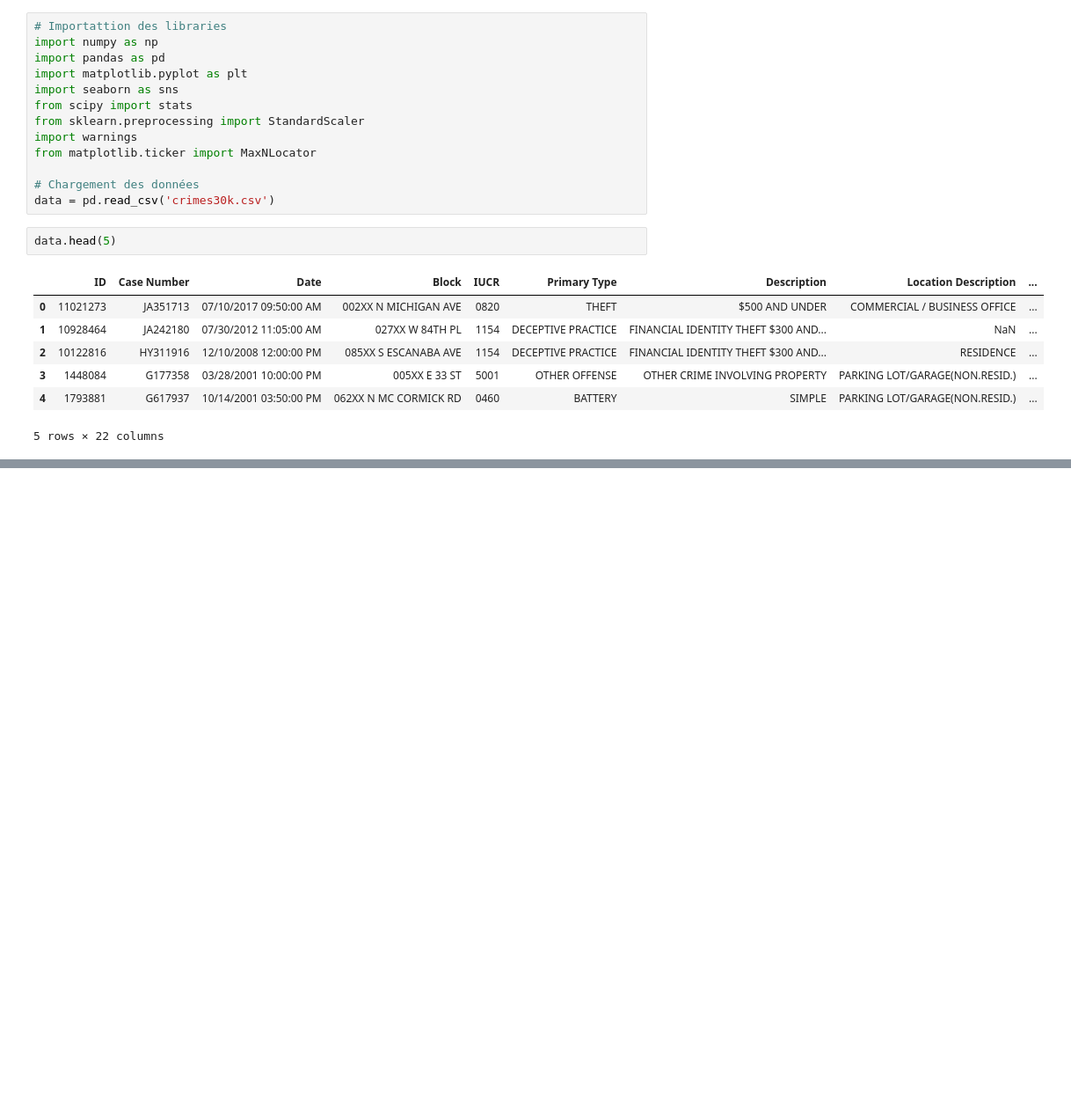
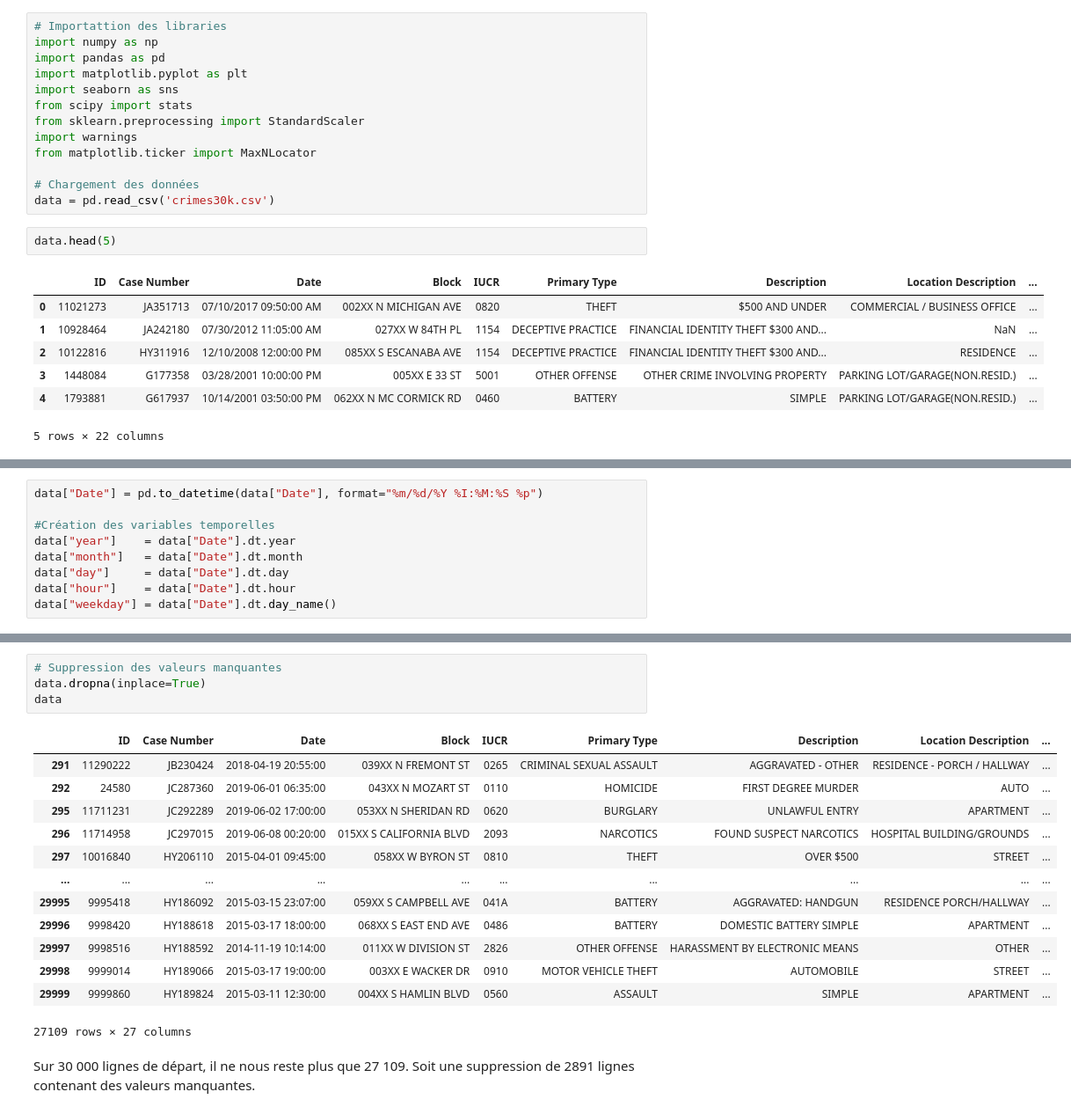
Before and after one commit to itsdav7/CrimeDB_Analysis, a Jupyter notebook: C_DB_Analysis.ipynb, the cells around one changed output, grey strips where cells are left out. Shown at 88% size. Saved outputs shown, nothing was run; the diff lists cells and outputs as text; blank space fills up the shorter version.

```diff
--- a/C_DB_Analysis.ipynb
+++ b/C_DB_Analysis.ipynb
@@ -54,0 +93,9 @@ data.head(5)
+# %%
+data["Date"] = pd.to_datetime(data["Date"], format="%m/%d/%Y %I:%M:%S %p")
+
+#Création des variables temporelles
+data["year"]    = data["Date"].dt.year
+data["month"]   = data["Date"].dt.month
+data["day"]     = data["Date"].dt.day
+data["hour"]    = data["Date"].dt.hour
+data["weekday"] = data["Date"].dt.day_name()
@@ -54,0 +153,20 @@ data.head(5)
+# %%
+# Suppression des valeurs manquantes
+data.dropna(inplace=True)
+data
+# %% [output]
+|  | ID | Case Number | Date | Block | IUCR | Primary Type | Description | Location Description | ... |
+| 291 | 11290222 | JB230424 | 2018-04-19 20:55:00 | 039XX N FREMONT ST | 0265 | CRIMINAL SEXUAL ASSAULT | AGGRAVATED - OTHER | RESIDENCE - PORCH / HALLWAY | ... |
+| 292 | 24580 | JC287360 | 2019-06-01 06:35:00 | 043XX N MOZART ST | 0110 | HOMICIDE | FIRST DEGREE MURDER | AUTO | ... |
+| 295 | 11711231 | JC292289 | 2019-06-02 17:00:00 | 053XX N SHERIDAN RD | 0620 | BURGLARY | UNLAWFUL ENTRY | APARTMENT | ... |
+| 296 | 11714958 | JC297015 | 2019-06-08 00:20:00 | 015XX S CALIFORNIA BLVD | 2093 | NARCOTICS | FOUND SUSPECT NARCOTICS | HOSPITAL BUILDING/GROUNDS | ... |
+| 297 | 10016840 | HY206110 | 2015-04-01 09:45:00 | 058XX W BYRON ST | 0810 | THEFT | OVER $500 | STREET | ... |
+| ... | ... | ... | ... | ... | ... | ... | ... | ... | ... |
+| 29995 | 9995418 | HY186092 | 2015-03-15 23:07:00 | 059XX S CAMPBELL AVE | 041A | BATTERY | AGGRAVATED: HANDGUN | RESIDENCE PORCH/HALLWAY | ... |
+| 29996 | 9998420 | HY188618 | 2015-03-17 18:00:00 | 068XX S EAST END AVE | 0486 | BATTERY | DOMESTIC BATTERY SIMPLE | APARTMENT | ... |
+| 29997 | 9998516 | HY188592 | 2014-11-19 10:14:00 | 011XX W DIVISION ST | 2826 | OTHER OFFENSE | HARASSMENT BY ELECTRONIC MEANS | OTHER | ... |
+| 29998 | 9999014 | HY189066 | 2015-03-17 19:00:00 | 003XX E WACKER DR | 0910 | MOTOR VEHICLE THEFT | AUTOMOBILE | STREET | ... |
+| 29999 | 9999860 | HY189824 | 2015-03-11 12:30:00 | 004XX S HAMLIN BLVD | 0560 | ASSAULT | SIMPLE | APARTMENT | ... |
+27109 rows × 27 columns
+# %% [markdown]
+Sur 30 000 lignes de départ, il ne nous reste plus que 27 109. Soit une suppression de 2891 lignes contenant des valeurs manquantes.
```
Also changed, not shown: parts of 14 cells of this notebook.
